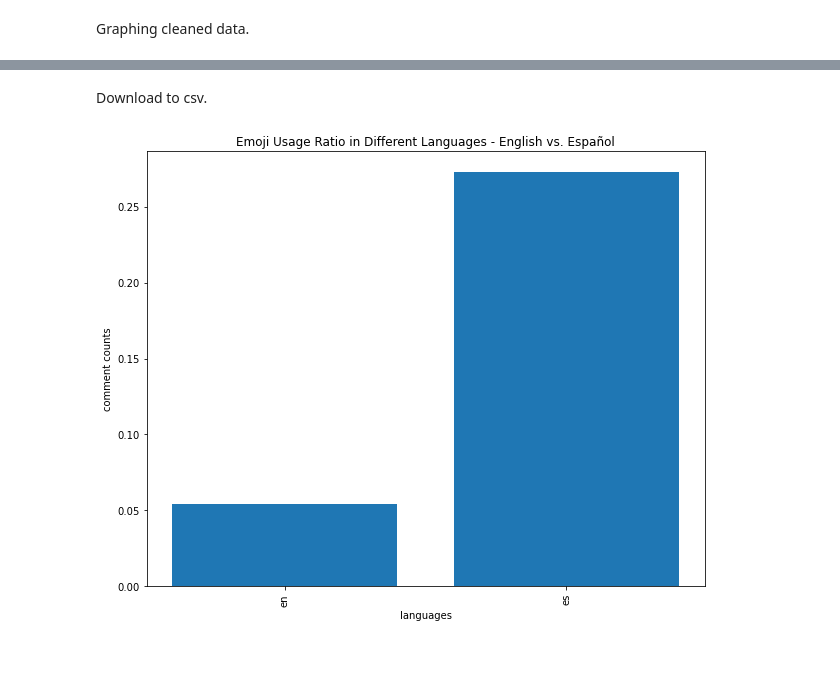
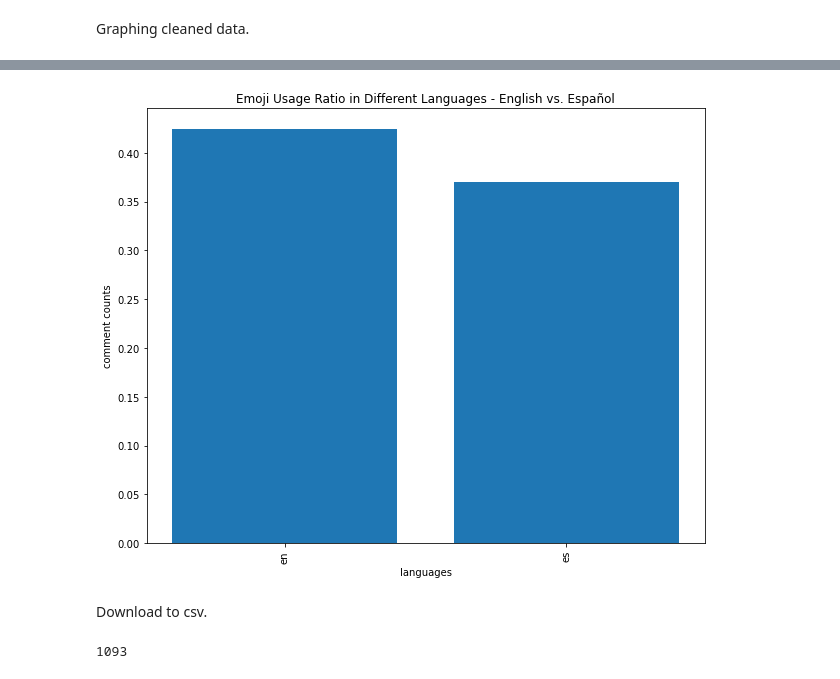
Before and after one commit to yuhsin-huang/EmojiResearch-WorldCup2022, a Jupyter notebook: 02_Data_Preprocessing.ipynb, the cells around one changed output, grey strips where cells are left out. Cells and saved outputs as stored; diff of their text form; code cells hidden in the pictures.

Commit message:
redo ratio analysis 😚

```diff
--- a/02_Data_Preprocessing.ipynb
+++ b/02_Data_Preprocessing.ipynb
@@ -162,15 +162,17 @@ plt.show()
+# %%
+# ratio
+df_with_emoji_and_text = new_df[new_df['word count'] > 0]
+df4 = df_with_emoji_and_text.pivot_table(index='language', aggfunc='size')
+df5 = cleaned_df.pivot_table(index='language', aggfunc='size')
+plt.figure(figsize=(10, 8))
+plt.bar(df5.index, df5.values/df4.values)
+plt.title("Emoji Usage Ratio in Different Languages - English vs. Español")
+plt.xticks(rotation=90)
+plt.xlabel("languages")
+plt.ylabel("comment counts")
+plt.show()
+# %% [output]
+[figure, added]
 # %% [markdown]
 Download to csv.
-# %%
-# ratio
-df4 = new_df.pivot_table(index='language', aggfunc='size')
-plt.figure(figsize=(10, 8))
-plt.bar(df3.index, df3.values/df4.values)
-plt.title("Emoji Usage Ratio in Different Languages - English vs. Español")
-plt.xticks(rotation=90)
-plt.xlabel("languages")
-plt.ylabel("comment counts")
-plt.show()
-# %% [output]
-[figure, removed]
 # %%
@@ -177,0 +180,5 @@ cleaned_df.to_csv("Data/cleaned_by_language.csv")
+# %%
+# total number of rows after sampling
+cleaned_df2.count()[0]
+# %% [output]
+1093
```
Also changed, not shown: parts of 6 cells of this notebook, 2 other files.
